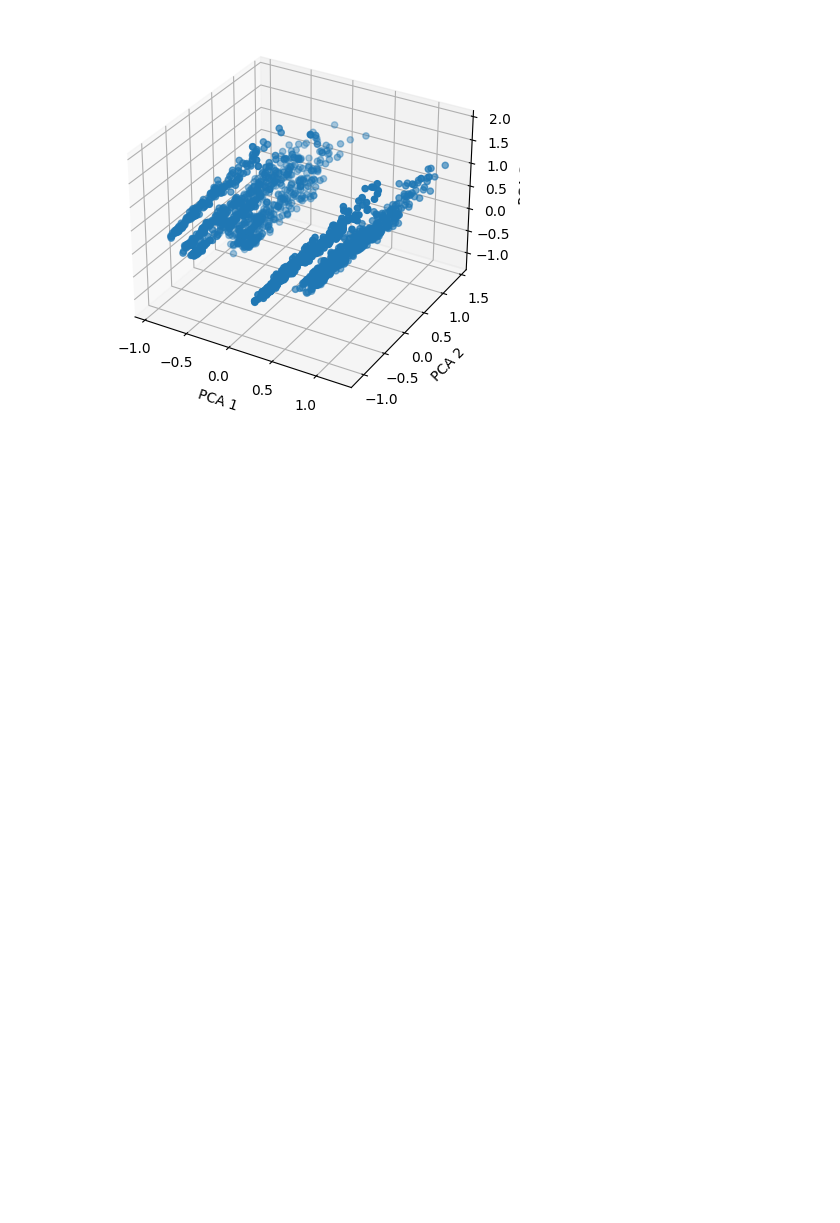
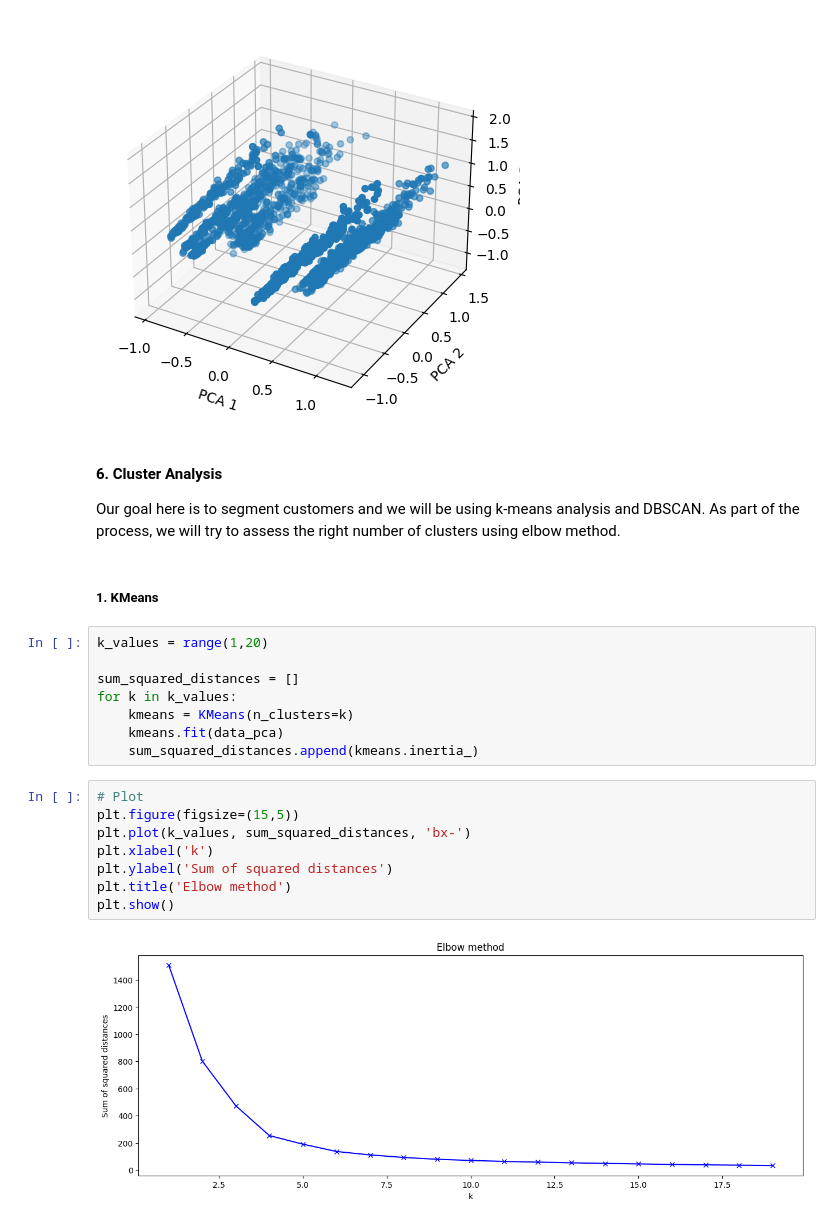
Before and after one commit to parikshitshinge/customer-personality-segmentation, a Jupyter notebook: notebooks/02 - Segmentation.ipynb, the cells around one changed output. Saved outputs shown, nothing was run; the diff lists cells and outputs as text; blank space fills up the shorter version.

Commit message:
Done segmentation

```diff
--- a/notebooks/02 - Segmentation.ipynb
+++ b/notebooks/02 - Segmentation.ipynb
@@ -180,3 +183,26 @@ ax.set_zlabel('PCA 3')
 plt.show()
 # %% [output]
 [figure]
+# %% [markdown]
+#### 6. Cluster Analysis
+Our goal here is to segment customers and we will be using k-means analysis and DBSCAN. As part of the process, we will try to assess the right number of clusters using elbow method.
+# %% [markdown]
+##### 1. KMeans
+# %%
+k_values = range(1,20)
+
+sum_squared_distances = []
+for k in k_values:
+    kmeans = KMeans(n_clusters=k)
+    kmeans.fit(data_pca)
+    sum_squared_distances.append(kmeans.inertia_)
+# %%
+# Plot
+plt.figure(figsize=(15,5))
+plt.plot(k_values, sum_squared_distances, 'bx-')
+plt.xlabel('k')
+plt.ylabel('Sum of squared distances')
+plt.title('Elbow method')
+plt.show()
+# %% [output]
+[figure, added]
```
Also changed, not shown: parts of 15 cells of this notebook.
